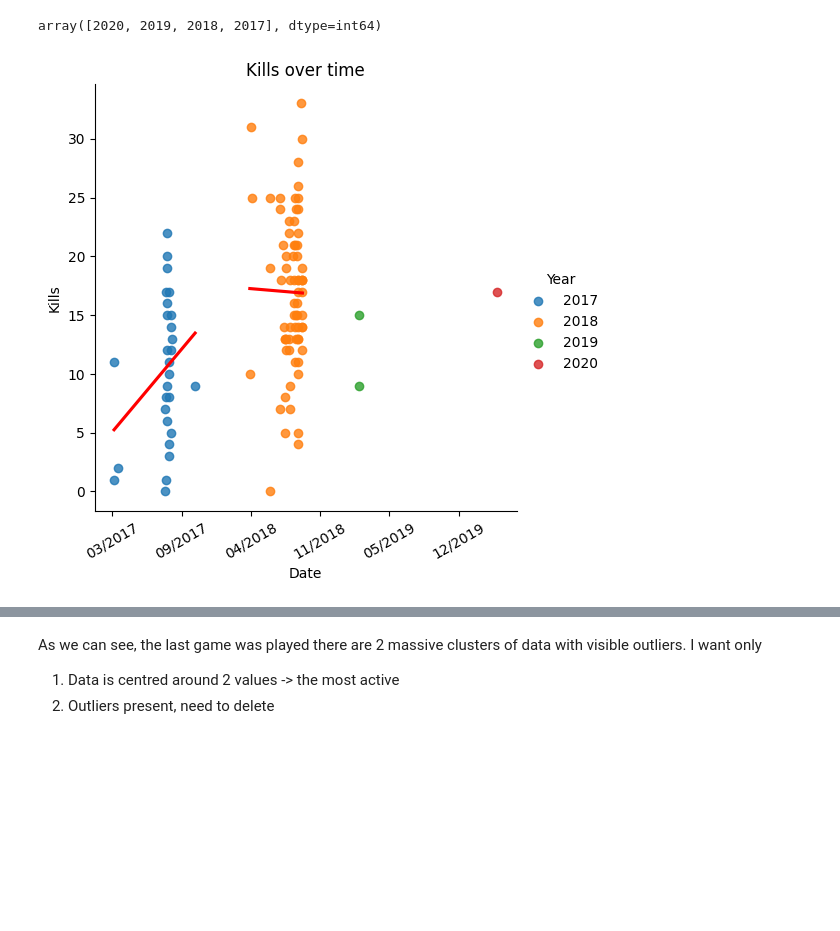
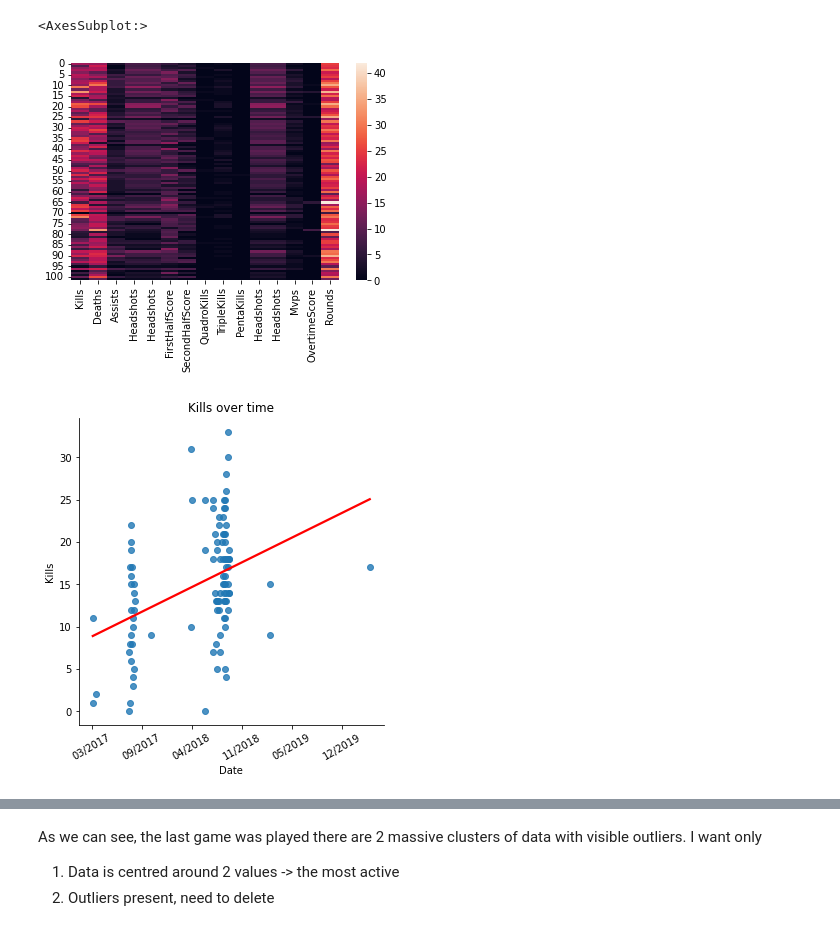
Before and after one commit to Mamin-gamer/Data-collection, a Jupyter notebook: notebooks/MyData.ipynb, the cells around one changed output, grey strips where cells are left out. Drawn from its saved outputs; the diff is of its cells as text; code cells hidden in the pictures; blank space fills up the shorter version.

```diff
--- a/notebooks/MyData.ipynb
+++ b/notebooks/MyData.ipynb
@@ -27,7 +27,7 @@ def rename_cols(text: str):
 
 
 def read_json():
-    with open(f"../data/raw/Match History/{FACEIT_PLAYERID}_match_history.json", "r") as file:
+    with open(f"../data/raw/Game Stats/{FACEIT_PLAYERID}_games_stats.json", "r") as file:
         obj = json.load(file)
     df = pd.json_normalize(obj)
     df = df.rename(columns=rename_cols)
@@ -46,7 +46,3 @@ def set_date_labels(ax):
     new_labels = [date.fromordinal(int(item)).strftime("%m/%Y") for item in ax.get_xticks()]
     ax.set_xlabel(new_labels)
     return ax
-# %%
-df["CreatedAt"].dt.year.unique()
-# %% [output]
-array([2020, 2019, 2018, 2017], dtype=int64)
@@ -53,16 +58,21 @@ array([2020, 2019, 2018, 2017], dtype=int64)
+# %%
+sns.heatmap(df[cols])
+# %% [output]
+<AxesSubplot:>
+[figure, added]
+# %%
+df["Year"] = df["CreatedAt"].dt.year
+df["Month"] = df["CreatedAt"].dt.month
+df["Day"] = df["CreatedAt"].dt.day
 # %%
-g = sns.lmplot(data= df, x = "DateOrdinal", y = "Kills", hue = "Year", x_jitter=False, ci=None, line_kws={"color" : "red"})
-# ax.set_xticklabels('Date')
-# ax.tick_params(x)
-# ax.set(xticks = "")
-# new_labels = [date.fromordinal(int(item)).strftime("%m/%Y") for item in ax.get_xticks()]
-# ax.set_xticklabels(new_labels)
-# locs, labels = plt.xticks()
-plt.title("Kills over time")
+g = sns.lmplot(data= df, x = "DateOrdinal", y = "Kills", ci=None, line_kws={"color" : "red"}, facet_kws=dict(sharex=False, sharey=False))
+#plt.title("Kills over time")
 for ax in g.axes.flat:
     new_labels = [date.fromordinal(int(item)).strftime("%m/%Y") for item in ax.get_xticks()]
     ax.set_xticklabels(new_labels, rotation = 30)
     ax.set_xlabel("Date")
+    ax.set_title("Kills over time")
+
 plt.show()
 # %% [output]
-[figure, old version]
+[figure, new version]
```
Also changed, not shown: parts of 5 cells of this notebook, 4 other files.
